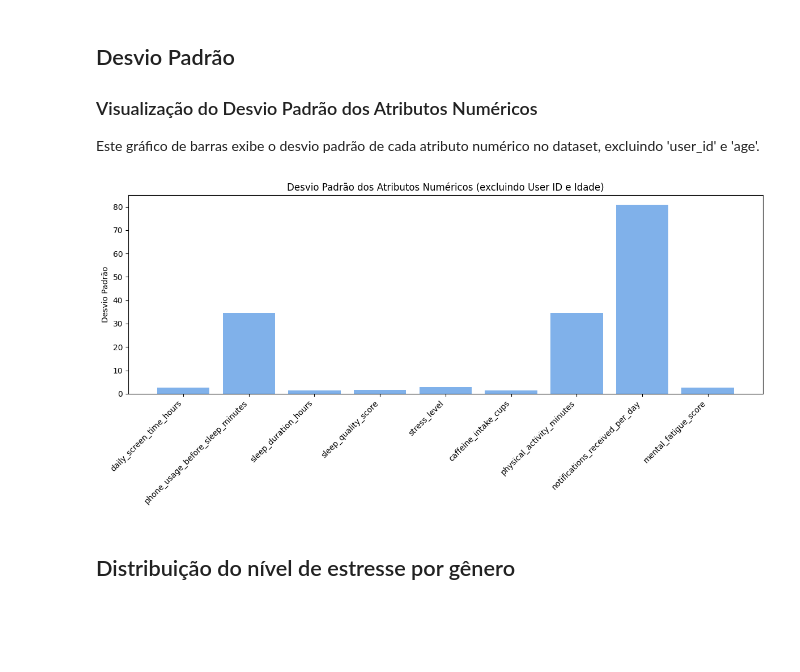
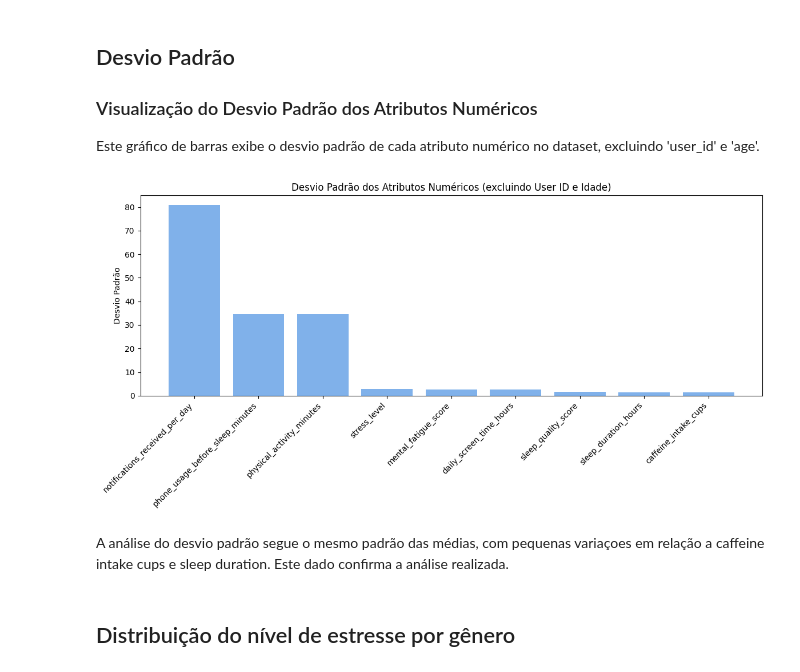
Before and after one commit to larissamitrof-collab/MVP-1, a Jupyter notebook: MVP1.ipynb, the cells around one changed output. Cells and saved outputs as stored; diff of their text form; code cells hidden in the pictures; blank space fills up the shorter version.

```diff
--- a/MVP1.ipynb
+++ b/MVP1.ipynb
@@ -610,23 +683,31 @@ plt.show()
 
 Este gráfico de barras exibe o desvio padrão de cada atributo numérico no dataset, excluindo 'user_id' e 'age'.
 # %%
-std_values = df.drop(columns=['user_id', 'age']).describe().loc['std']
+# Calcula o desvio padrão e ordena do maior para o menor
+std_values = (
+    df.drop(columns=['user_id', 'age'])
+      .describe()
+      .loc['std']
+      .sort_values(ascending=False)
+)
 
 # Configurações do gráfico
 plt.figure(figsize=(12, 6))
 
-# Barras
+# Barras ordenadas
 plt.bar(std_values.index, std_values, color="#4a90e2", alpha=0.7)
 
 # Ajustes visuais
 plt.xticks(rotation=45, ha='right')
 plt.ylabel("Desvio Padrão")
 plt.title("Desvio Padrão dos Atributos Numéricos (excluindo User ID e Idade)")
 
 plt.tight_layout()
 plt.show()
 # %% [output]
-[figure, old version]
+[figure, new version]
+# %% [markdown]
+A análise do desvio padrão segue o mesmo padrão das médias, com pequenas variaçoes em relação a caffeine intake cups e sleep duration. Este dado confirma a análise realizada.
 # %% [markdown]
 ## Distribuição do nível de estresse por gênero
 # %%
```
Also changed, not shown: parts of 24 cells of this notebook.
